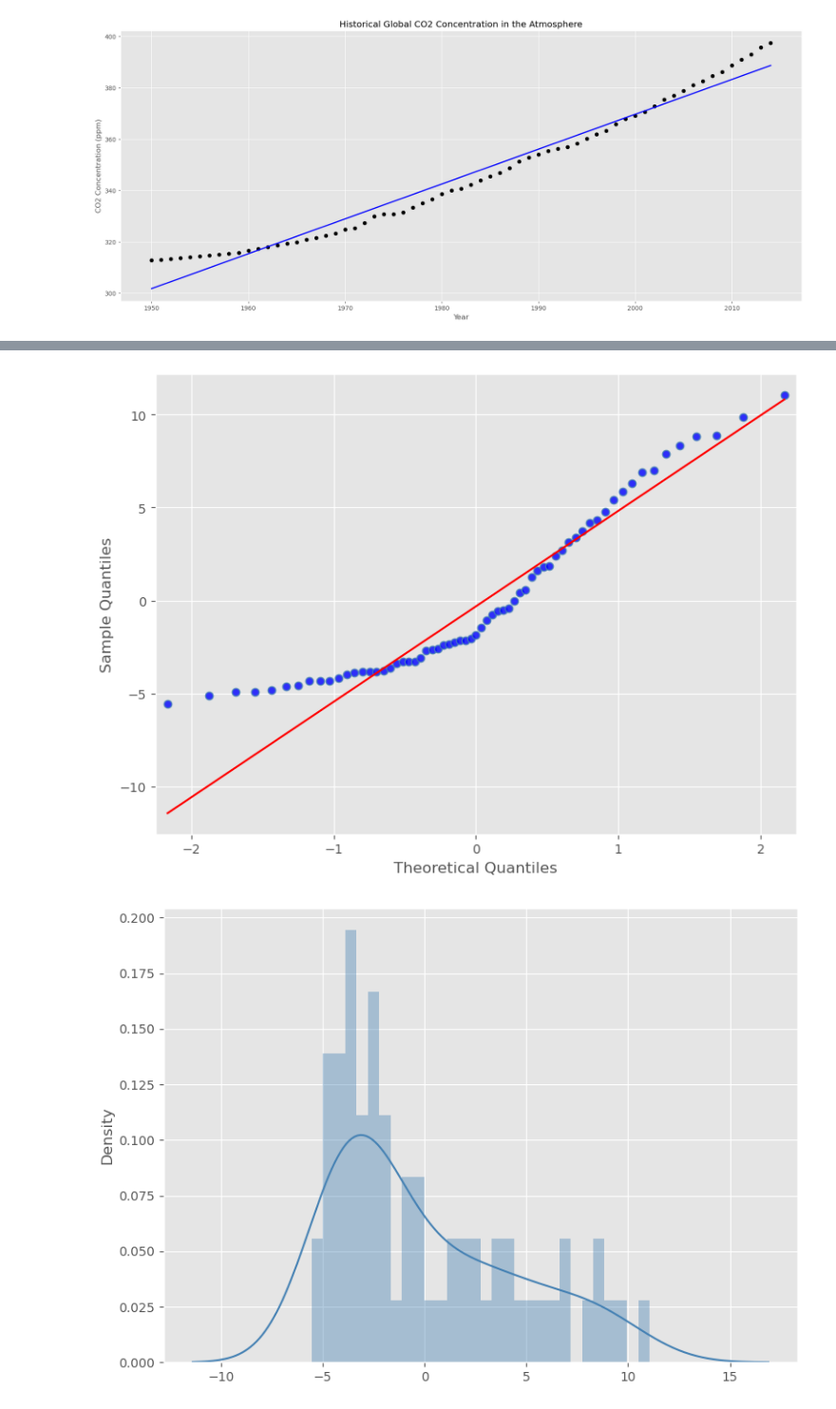
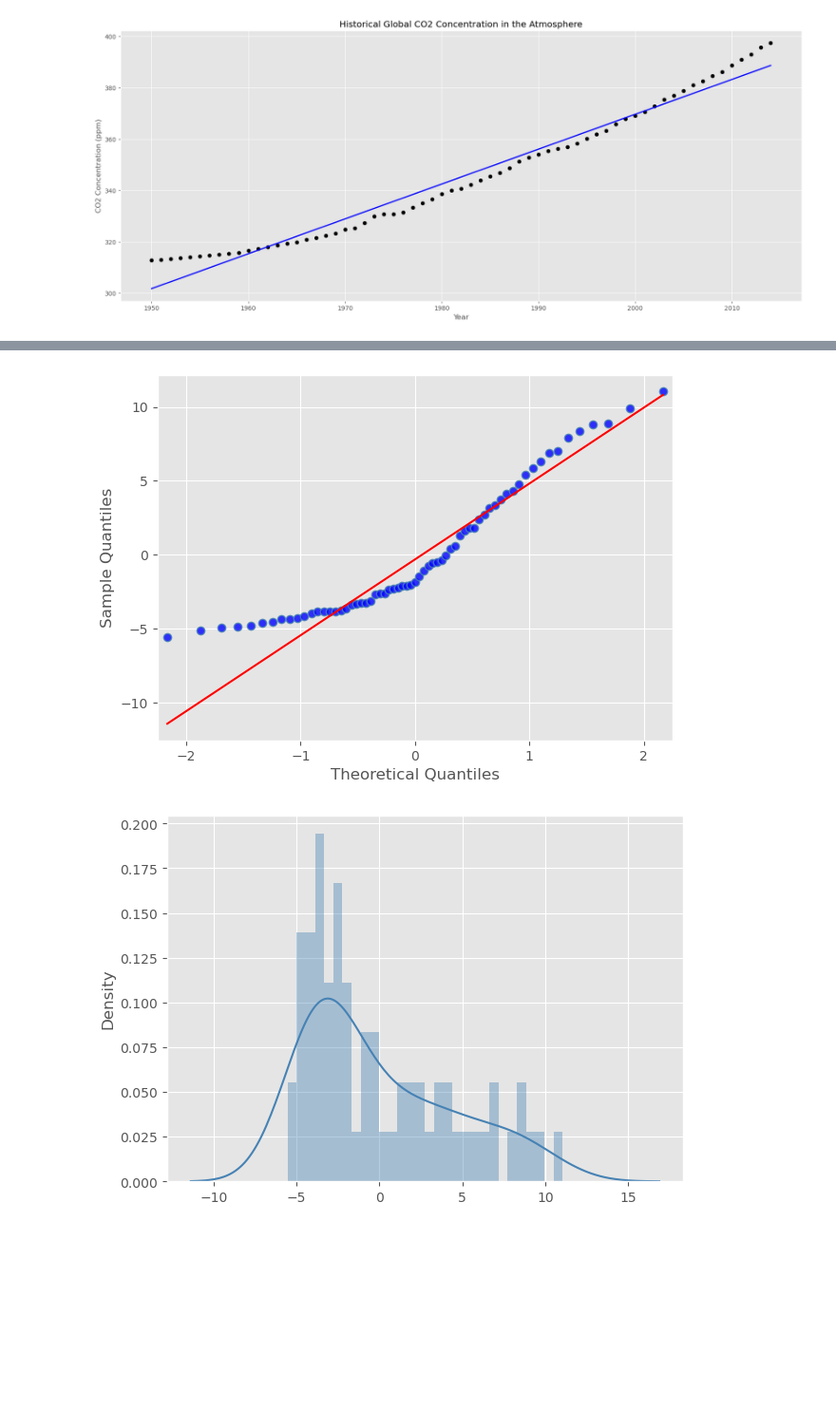
Before and after one commit to omdgit/AppliedTimeSeriesAnalysisWithPython, a Jupyter notebook: my work/HOTSAP_basic_statistics.ipynb, the cells around one changed output, grey strips where cells are left out. Shown at 95% size. Drawn from its saved outputs; the diff is of its cells as text; code cells hidden in the pictures; blank space fills up the shorter version.

```diff
--- a/my work/HOTSAP_basic_statistics.ipynb
+++ b/my work/HOTSAP_basic_statistics.ipynb
@@ -16,7 +16,7 @@ warnings.simplefilter('ignore')
 
 %matplotlib inline
 # %%
-plt.rcParams['figure.figsize'] = [9, 6.5]
+plt.rcParams['figure.figsize'] = [7, 5]
 # %% [markdown]
 ## Dataset
 # %%
@@ -261,9 +283,9 @@ qq_plot = sm.qqplot(residuals, line='q', markerfacecolor='blue',
 
 plt.show();
 # %% [output]
-[figure, old version]
+[figure, new version]
 # %%
 # plt.hist(residuals, ec='white', bins=30, color='steelblue');
-sns.distplot(residuals, bins=30, hist=True, kde=True, color='steelblue');
+sns.distplot(residuals, bins=30, hist=True, kde=True, color='steelblue', );
 # %% [output]
-[figure, old version]
+[figure, new version]
```
Also changed, not shown: parts of 10 cells of this notebook, 2 other files.
